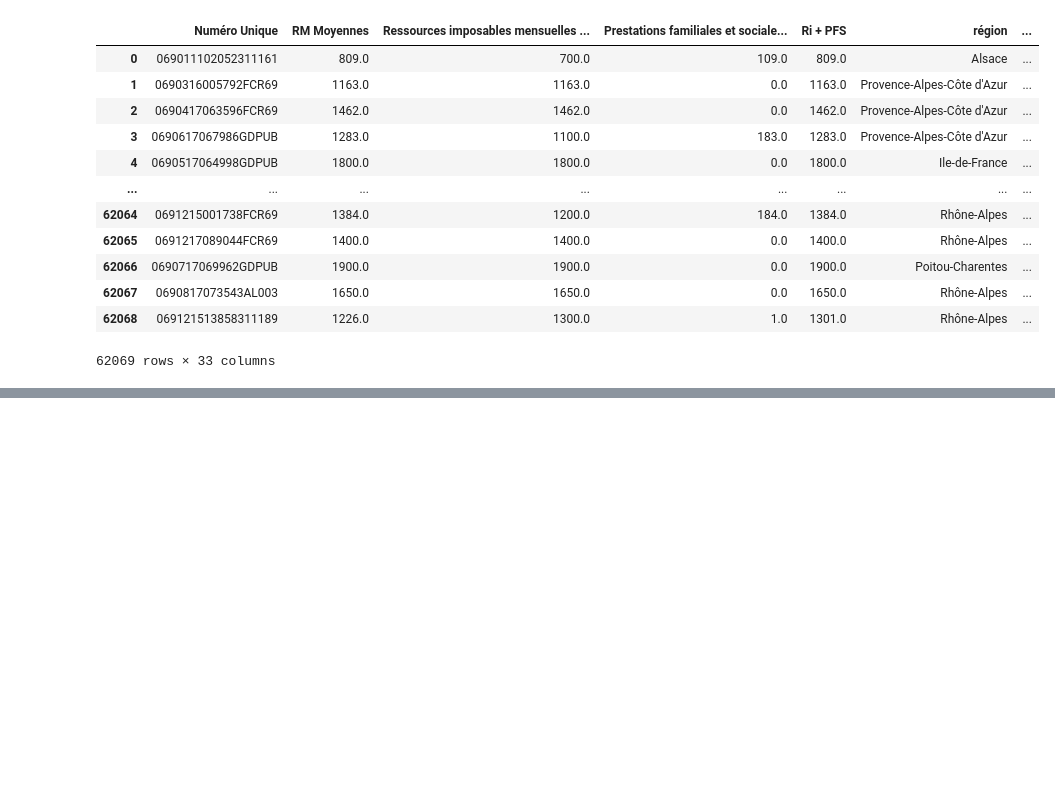
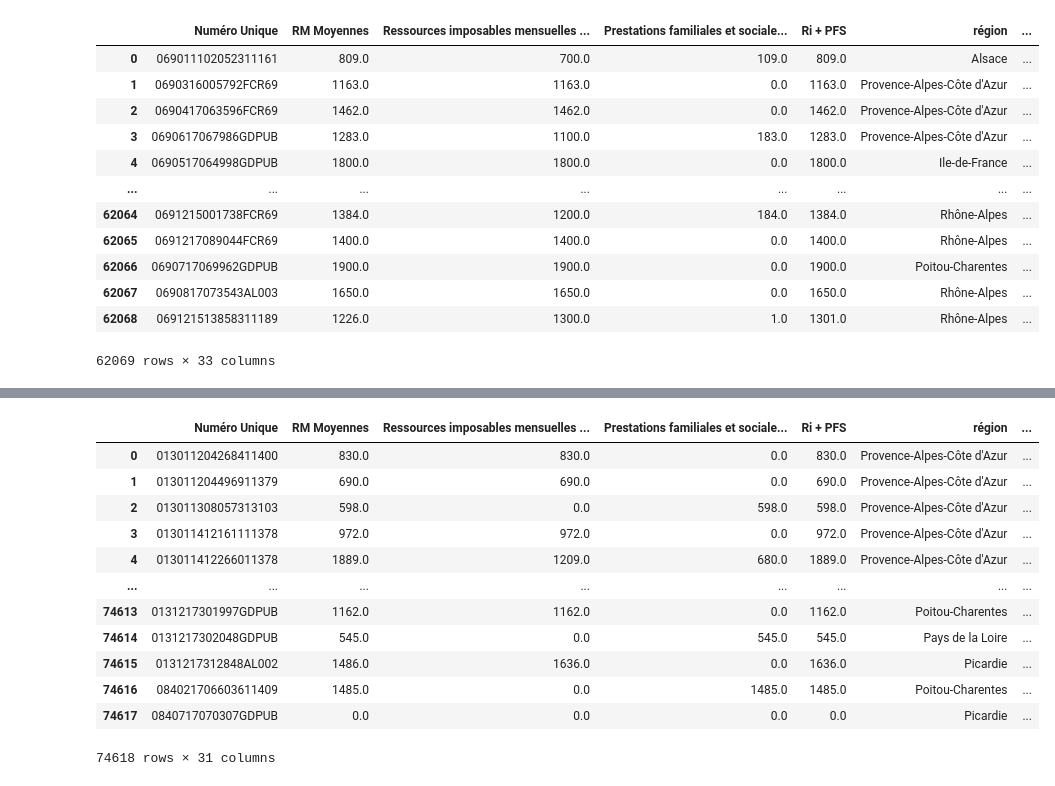
Before and after one commit to cmllbll/Social-Housing-in-France, a Jupyter notebook: Fichiers.ipynb, the cells around one changed output, grey strips where cells are left out. Cells and saved outputs as stored; diff of their text form; code cells hidden in the pictures; blank space fills up the shorter version.

```diff
--- a/Fichiers.ipynb
+++ b/Fichiers.ipynb
@@ -162,0 +183,26 @@ base.to_csv(file_name)
+# %%
+dfd['Code Géographique']=dfd['Code Géographique'].astype(int)
+# %%
+def code2(commune):
+    if commune>=13201 and commune<=13216 :
+        return 13055
+    else :
+        return commune
+
+
+dfd['Code Géographique'] = dfd['Code Géographique'].apply(code2)
+dfd
+# %% [output]
+|  | Numéro Unique | RM Moyennes | Ressources imposables mensuelles ... | Prestations familiales et sociale... | Ri + PFS | région | ... |
+| 0 | 013011204268411400 | 830.0 | 830.0 | 0.0 | 830.0 | Provence-Alpes-Côte d'Azur | ... |
+| 1 | 013011204496911379 | 690.0 | 690.0 | 0.0 | 690.0 | Provence-Alpes-Côte d'Azur | ... |
+| 2 | 013011308057313103 | 598.0 | 0.0 | 598.0 | 598.0 | Provence-Alpes-Côte d'Azur | ... |
+| 3 | 013011412161111378 | 972.0 | 972.0 | 0.0 | 972.0 | Provence-Alpes-Côte d'Azur | ... |
+| 4 | 013011412266011378 | 1889.0 | 1209.0 | 680.0 | 1889.0 | Provence-Alpes-Côte d'Azur | ... |
+| ... | ... | ... | ... | ... | ... | ... | ... |
+| 74613 | 0131217301997GDPUB | 1162.0 | 1162.0 | 0.0 | 1162.0 | Poitou-Charentes | ... |
+| 74614 | 0131217302048GDPUB | 545.0 | 0.0 | 545.0 | 545.0 | Pays de la Loire | ... |
+| 74615 | 0131217312848AL002 | 1486.0 | 1636.0 | 0.0 | 1636.0 | Picardie | ... |
+| 74616 | 084021706603611409 | 1485.0 | 0.0 | 1485.0 | 1485.0 | Poitou-Charentes | ... |
+| 74617 | 0840717070307GDPUB | 0.0 | 0.0 | 0.0 | 0.0 | Picardie | ... |
+74618 rows × 31 columns
```
Also changed, not shown: parts of 4 cells of this notebook.
